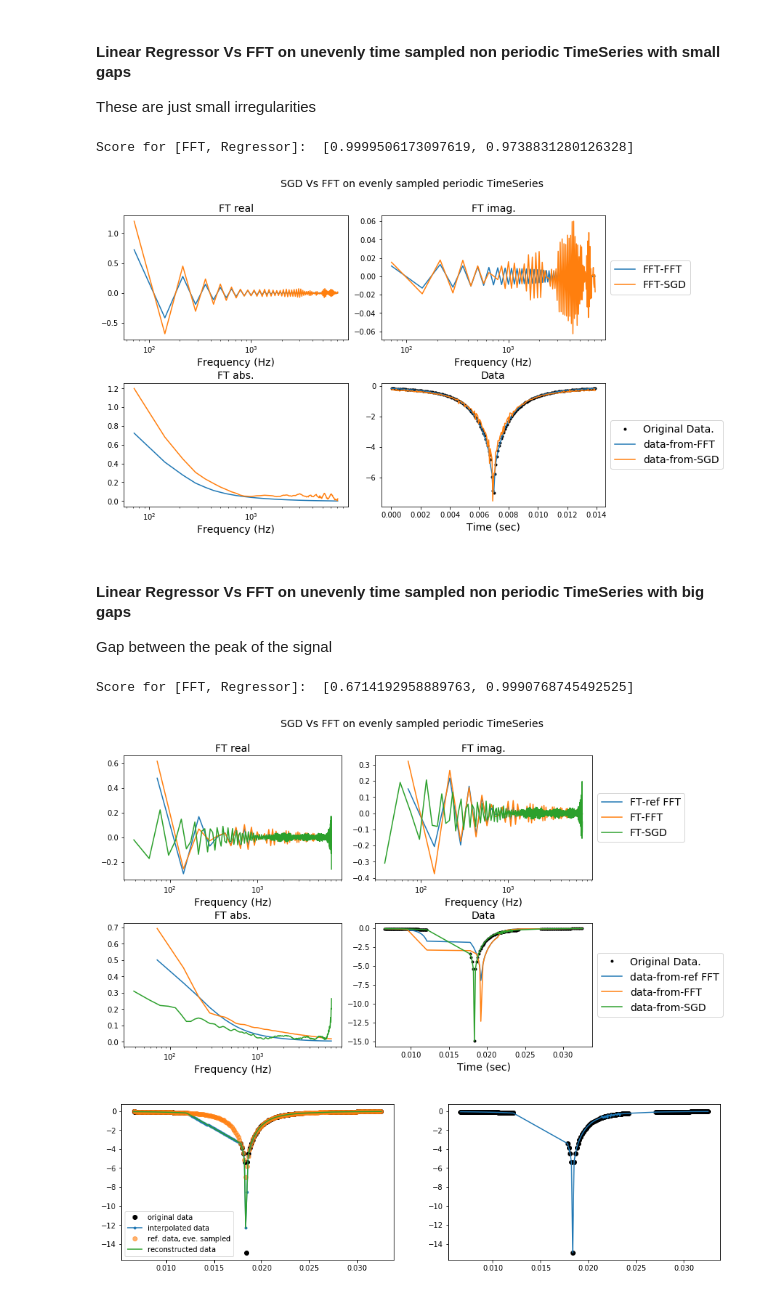
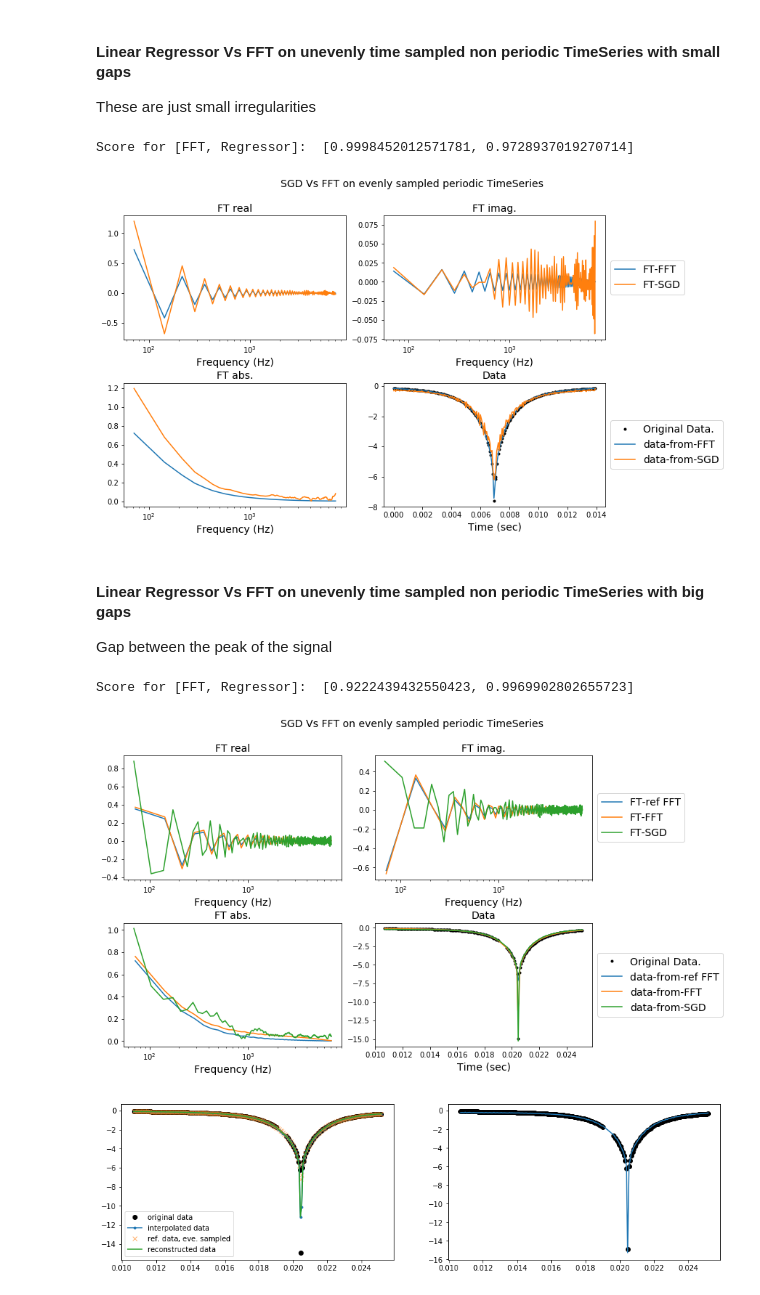
Before and after one commit to frmunozz/IrregularMatchedFilter, a Jupyter notebook: notebooks/sanityChecks/CalculatingFourierTransform.ipynb, the cells around one changed output. Cells and saved outputs as stored; diff of their text form; code cells hidden in the pictures.

```diff
--- a/notebooks/sanityChecks/CalculatingFourierTransform.ipynb
+++ b/notebooks/sanityChecks/CalculatingFourierTransform.ipynb
@@ -48,18 +50,18 @@ def micro_lens(U0, t0, tE, fs, times):
     dm = - 2.5 * np.log10(fs*(A - 1) + 1)
     return dm
 
-def plot_freqs(orig_data, orig_time, fts, freqs, recon_datas, labels=["FFT", "SGD"],
+def plot_freqs(orig_data, orig_time, times, fts, freqs, recon_datas, labels=["FFT", "SGD"],
                titles=["FT real", "FT imag.", "FT abs.", "Data"],
                xaxis=["x", "x", "x", "x"], main_title="A title"):
     fsize=14
     fig, [[ax1, ax2], [ax3, ax4]] = plt.subplots(2, 2, figsize=(12, 7))
     fig.suptitle(main_title, fontsize=fsize)
     ax4.plot(orig_time, orig_data, "k.", label="Original Data.")
-    for ft, f, d, lb in zip(fts, freqs, recon_datas, labels):
+    for t, ft, f, d, lb in zip(times, fts, freqs, recon_datas, labels):
         ax1.semilogx(f, np.real(ft), label="FT-{}".format(lb))
         ax2.semilogx(f, np.imag(ft), label="FT-{}".format(lb))
         ax3.semilogx(f, np.abs(ft), label="FT-{}".format(lb))
-        ax4.plot(orig_time, d, label="data-from-{}".format(lb))
+        ax4.plot(t, d, label="data-from-{}".format(lb))
 
     ax2.legend(loc='center left', bbox_to_anchor=(1, 0.5), fontsize=fsize)
     ax4.legend(loc='center left', bbox_to_anchor=(1, 0.5), fontsize=fsize)
@@ -155,9 +157,9 @@ uneve_times = TimesSamples(n=N, delta=basic_dt, struct="slight", epsilon=epsilon
 eve_times = np.linspace(uneve_times.min(), uneve_times.max(), N)
 eve_times = TimesSamples(initial_array=eve_times, delta=eve_times[1]-eve_times[0])
 
-uneve_data = TimeSeries(micro_lens(0.00003, times.duration/2, 0.0008, 24, uneve_times), times=uneve_times)
+uneve_data = TimeSeries(micro_lens(0.00003, uneve_times.duration/2, 0.0008, 24, uneve_times), times=uneve_times)
 eve_data = TimeSeries(np.interp(eve_times, uneve_times, uneve_data), times=eve_times)
-ref_data = TimeSeries(micro_lens(0.00003, times.duration/2, 0.0008, 24, eve_times), times=eve_times)
+ref_data = TimeSeries(micro_lens(0.00003, uneve_times.duration/2, 0.0008, 24, eve_times), times=eve_times)
 
 freqs = np.fft.fftfreq(N, d=basic_dt)[1:N//2]
 freqs = FrequencySamples(initial_array=freqs)  # same freq for both methods
@@ -167,21 +169,22 @@ eve_ft_fft = np.fft.fft(eve_data.value)[1:N//2]/N
 ref_ft_fft = np.fft.fft(ref_data.value)[1:N//2]/N
 reg.reset()
 reg.create_dict(uneve_times, freqs)
-ft_lr = data.to_frequencyseries(reg=reg)
+ft_lr = uneve_data.to_frequencyseries(reg=reg)
 
 # reconstruct
 eve_data_fft = np.real(np.fft.ifft(np.fft.fft(eve_data.value)))
 ref_data_fft = np.real(np.fft.ifft(np.fft.fft(ref_data.value)))
 data_sgd = reg.predict()
 
-plot_freqs(uneve_data, uneve_times, [eve_ft_fft, ft_lr], [freqs, freqs], [eve_data_fft, data_sgd],
+plot_freqs(uneve_data, uneve_times, [eve_times, uneve_times],
+           [eve_ft_fft, ft_lr], [freqs, freqs], [eve_data_fft, data_sgd],
           xaxis=["Frequency (Hz)", "Frequency (Hz)", "Frequency (Hz)", "Time (sec)"],
           main_title="SGD Vs FFT on evenly sampled periodic TimeSeries")
 
 print("Score for [FFT, Regressor]: " ,scores([ref_data, uneve_data], [eve_data_fft, data_sgd]))
 # %% [output]
-Score for [FFT, Regressor]:  [0.9999506173097619, 0.9738831280126328]
+Score for [FFT, Regressor]:  [0.9998452012571781, 0.9728937019270714]
-[figure, old version]
+[figure, new version]
 # %% [markdown]
 #### Linear Regressor Vs FFT on unevenly time sampled non periodic TimeSeries with big gaps
 Gap between the peak of the signal
@@ -202,36 +205,37 @@ eve_data = TimeSeries(np.interp(eve_times, uneve_times, uneve_data), times=eve_t
 ref_data = TimeSeries(micro_lens(0.00003, t0, 0.0008, 24, eve_times), times=eve_times)
 
 eve_freqs = np.fft.fftfreq(N, d=basic_dt)[1:N//2]
 uneve_freqs = f_grid(uneve_times, gamma=gamma, f_max=max(eve_freqs))  # different freqs
 
 # transform
 eve_ft_fft = np.fft.fft(eve_data.value)[1:N//2]/N
 ref_ft_fft = np.fft.fft(ref_data.value)[1:N//2]/N
 reg.reset()
 reg.create_dict(uneve_times, uneve_freqs)
 ft_lr = uneve_data.to_frequencyseries(reg=reg)
 
 # reconstruct
+ref_data_fft = np.real(np.fft.ifft(np.fft.fft(ref_data.value)))
 eve_data_fft = np.real(np.fft.ifft(np.fft.fft(eve_data.value)))
-ref_data_fft = np.real(np.fft.ifft(np.fft.fft(ref_data.value)))
 data_sgd = reg.predict()
 
-plot_freqs(uneve_data, uneve_times, [ref_ft_fft, eve_ft_fft, ft_lr],
+plot_freqs(uneve_data, uneve_times, [eve_times, eve_times, uneve_times],
+           [ref_ft_fft, eve_ft_fft, ft_lr],
            [eve_freqs, eve_freqs, uneve_freqs], [ref_data_fft, eve_data_fft, data_sgd],
            labels=["ref FFT", "FFT", "SGD"],
            xaxis=["Frequency (Hz)", "Frequency (Hz)", "Frequency (Hz)", "Time (sec)"],
            main_title="SGD Vs FFT on evenly sampled periodic TimeSeries")
 
 fig, [ax1, ax2] = plt.subplots(1, 2, figsize=(15, 4))
 ax1.plot(uneve_times, uneve_data, "ko", label="original data")
 ax1.plot(eve_times, eve_data, ".-", label="interpolated data")
-ax1.plot(eve_times, ref_data, "o", alpha=0.6, label="ref. data, eve. sampled")
+ax1.plot(eve_times, ref_data, "x", alpha=0.6, label="ref. data, eve. sampled")
 ax1.plot(eve_times, eve_data_fft, label="reconstructed data")
 ax1.legend()
 ax2.plot(uneve_times, uneve_data, "ko", label="original data")
 ax2.plot(uneve_times, data_sgd, label="reconstructed data")
 print("Score for [FFT, Regressor]: " ,scores([ref_data, uneve_data], [eve_data_fft, data_sgd]))
 # %% [output]
-Score for [FFT, Regressor]:  [0.6714192958889763, 0.9990768745492525]
+Score for [FFT, Regressor]:  [0.9222439432550423, 0.9969902802655723]
-[figure, old version]
+[figure, new version]
-[figure, old version]
+[figure, new version]
```
Also changed, not shown: parts of 6 cells of this notebook.
